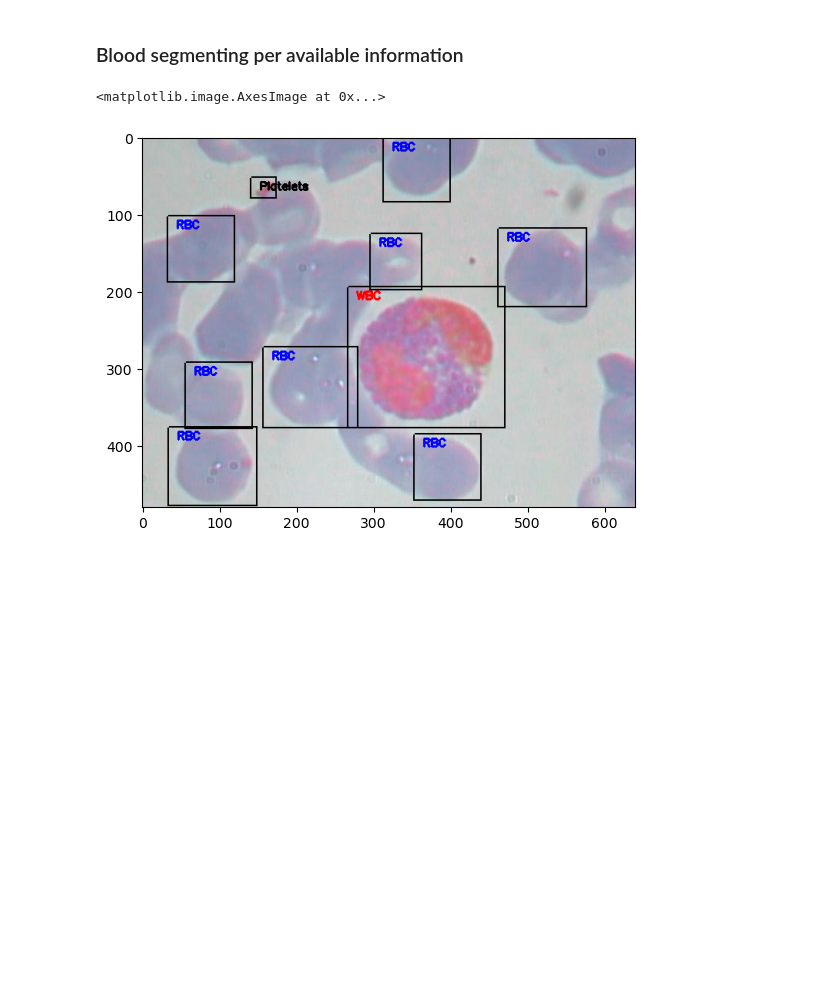
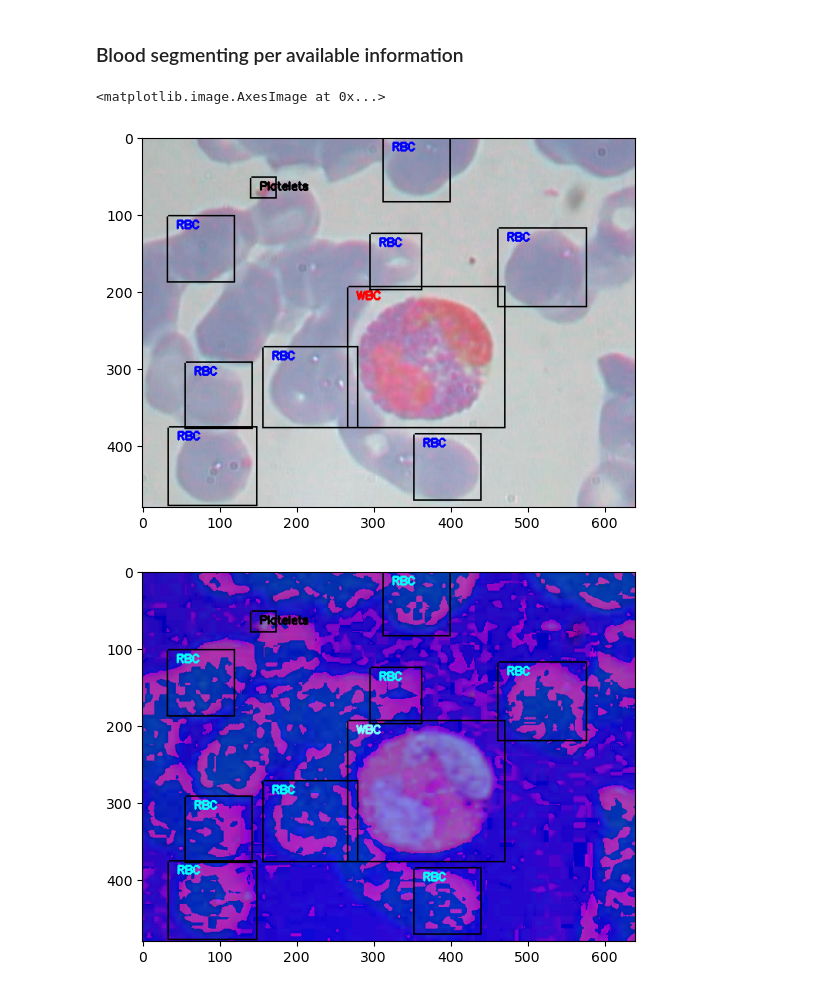
Before and after one commit to shreeja-shreeja/blood-image-exp, a Jupyter notebook: blood_segment.ipynb, the cells around one changed output. Saved outputs shown, nothing was run; the diff lists cells and outputs as text; code cells hidden in the pictures; blank space fills up the shorter version.

```diff
--- a/blood_segment.ipynb
+++ b/blood_segment.ipynb
@@ -74,7 +74,11 @@ for i,name in enumerate(celltypes):
         ymax = int(rslt_df1["ymax"][ind])
         smear(xmin,ymin,xmax,ymax,img,type=name,color=colors[i])
 # %%
+hsv_img = cv2.cvtColor(img, cv2.COLOR_BGR2HSV)
 plt.imshow(img)
+plt.figure()
+plt.imshow(hsv_img)
 # %% [output]
 <matplotlib.image.AxesImage at 0x...>
 [figure]
+[figure, added]
```
Also changed, not shown: 1 other file.
